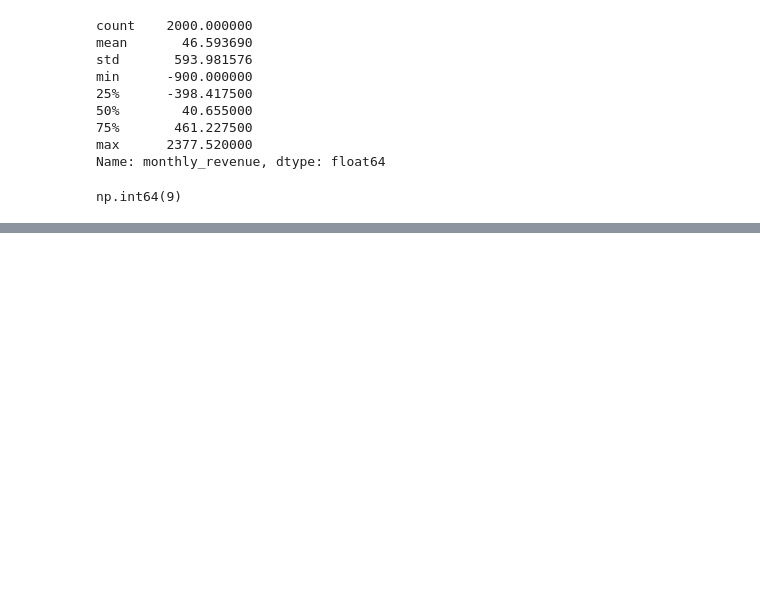
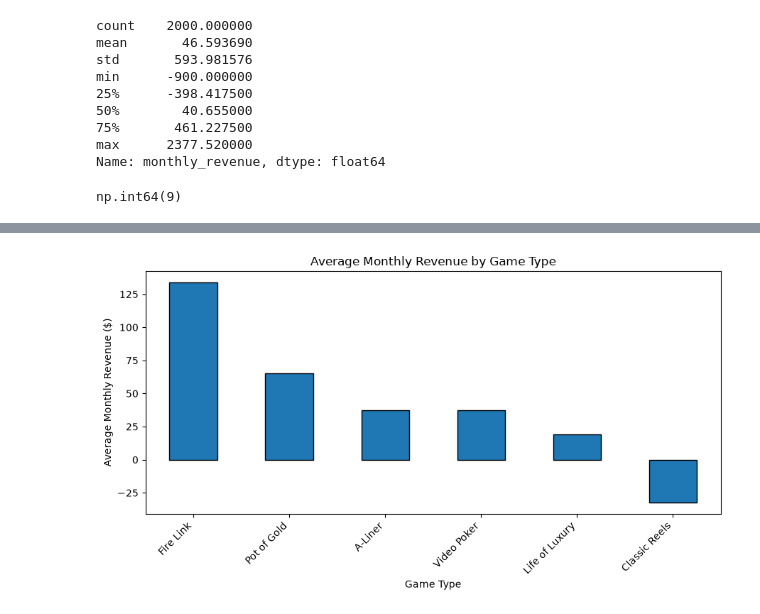
Before and after one commit to christran85-cyber/casino-game-revenue-prediction, a Jupyter notebook: casino_game_revenue_prediction.ipynb, the cells around one changed output, grey strips where cells are left out. Cells and saved outputs as stored; diff of their text form; code cells hidden in the pictures; blank space fills up the shorter version.

```diff
--- a/casino_game_revenue_prediction.ipynb
+++ b/casino_game_revenue_prediction.ipynb
@@ -215,0 +331,20 @@ np.int64(9)
+# %%
+game_revenue = (
+    df.groupby("game_type")["monthly_revenue"]
+      .mean()
+      .sort_values(ascending=False)
+)
+
+plt.figure(figsize=(9, 5))
+
+game_revenue.plot(kind="bar", edgecolor="black")
+
+plt.title("Average Monthly Revenue by Game Type")
+plt.xlabel("Game Type")
+plt.ylabel("Average Monthly Revenue ($)")
+plt.xticks(rotation=45, ha="right")
+
+plt.tight_layout()
+plt.show()
+# %% [output]
+[figure, added]
```
Also changed, not shown: parts of 33 cells of this notebook.
